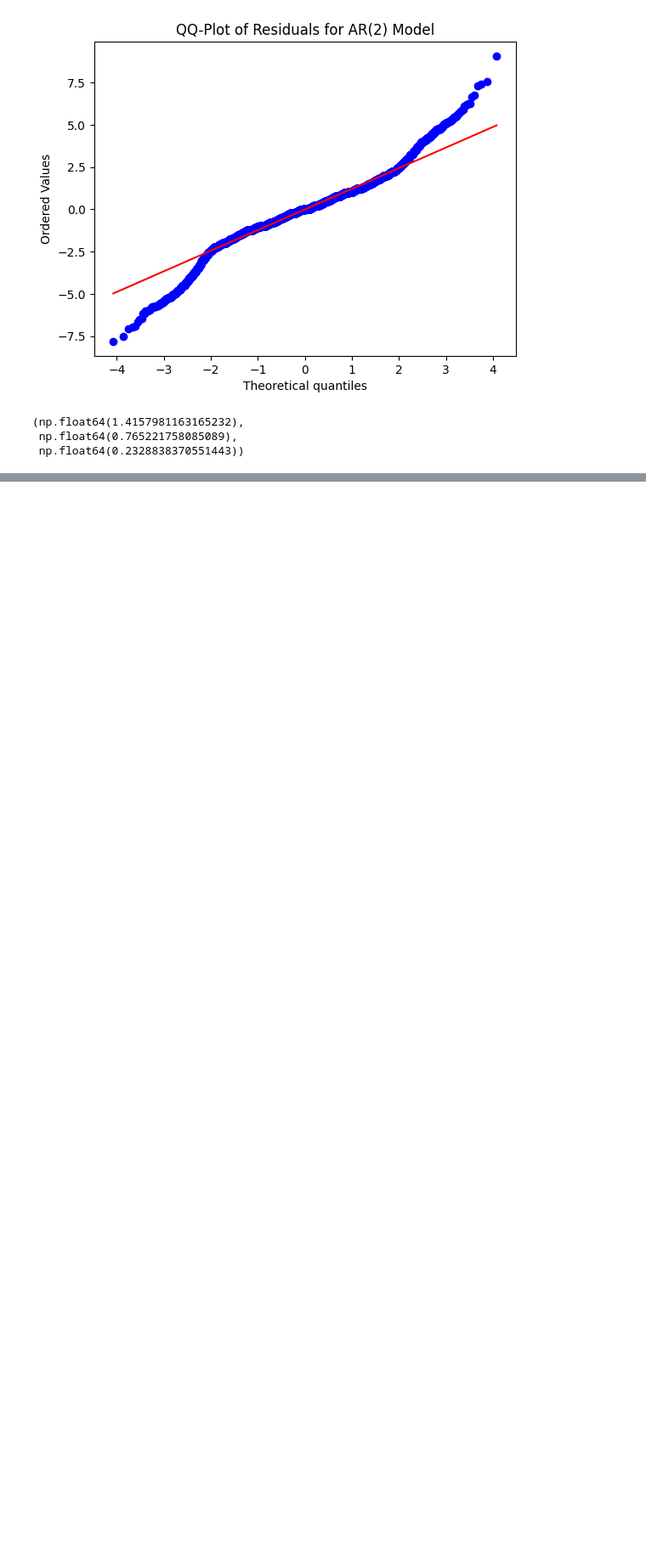
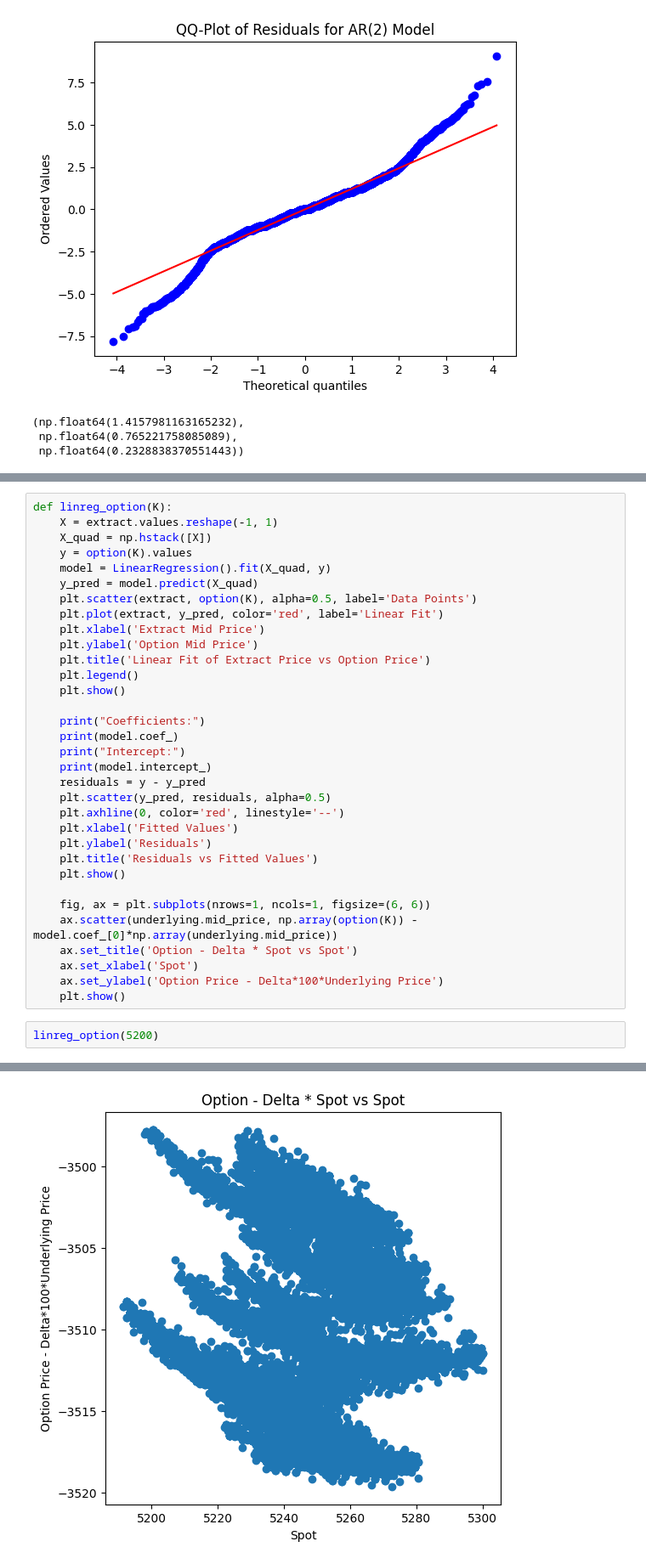
Before and after one commit to nikaslukyanov/kernel_trick, a Jupyter notebook: ROUND4/round4_analysis.ipynb, the cells around one changed output, grey strips where cells are left out. Shown at 85% size. Saved outputs shown, nothing was run; the diff lists cells and outputs as text; blank space fills up the shorter version.

```diff
--- a/ROUND4/round4_analysis.ipynb
+++ b/ROUND4/round4_analysis.ipynb
@@ -379,0 +489,36 @@ fit_ar2(option(4500))
+# %%
+def linreg_option(K):
+    X = extract.values.reshape(-1, 1)
+    X_quad = np.hstack([X])
+    y = option(K).values
+    model = LinearRegression().fit(X_quad, y)
+    y_pred = model.predict(X_quad)
+    plt.scatter(extract, option(K), alpha=0.5, label='Data Points')
+    plt.plot(extract, y_pred, color='red', label='Linear Fit')
+    plt.xlabel('Extract Mid Price')
+    plt.ylabel('Option Mid Price')
+    plt.title('Linear Fit of Extract Price vs Option Price')
+    plt.legend()
+    plt.show()
+
+    print("Coefficients:")
+    print(model.coef_)
+    print("Intercept:")
+    print(model.intercept_)
+    residuals = y - y_pred
+    plt.scatter(y_pred, residuals, alpha=0.5)
+    plt.axhline(0, color='red', linestyle='--')
+    plt.xlabel('Fitted Values')
+    plt.ylabel('Residuals')
+    plt.title('Residuals vs Fitted Values')
+    plt.show()
+
+    fig, ax = plt.subplots(nrows=1, ncols=1, figsize=(6, 6))
+    ax.scatter(underlying.mid_price, np.array(option(K)) - model.coef_[0]*np.array(underlying.mid_price))
+    ax.set_title('Option - Delta * Spot vs Spot')
+    ax.set_xlabel('Spot')
+    ax.set_ylabel('Option Price - Delta*100*Underlying Price')
+    plt.show()
+# %%
+linreg_option(5200)
+# %% [output]
@@ -379,0 +531 @@ fit_ar2(option(4500))
+[figure, added]
```
Also changed, not shown: parts of 12 cells of this notebook.
